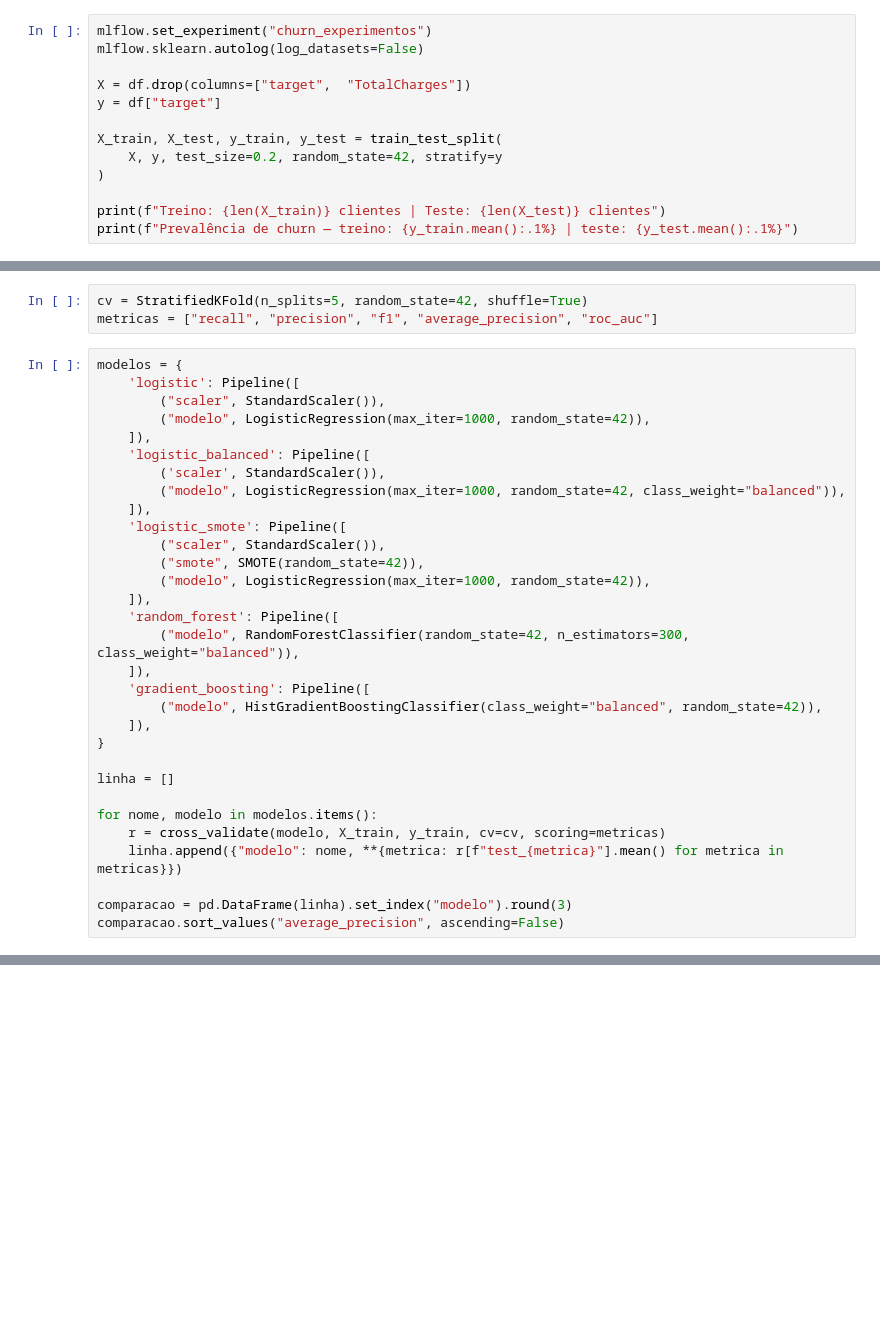
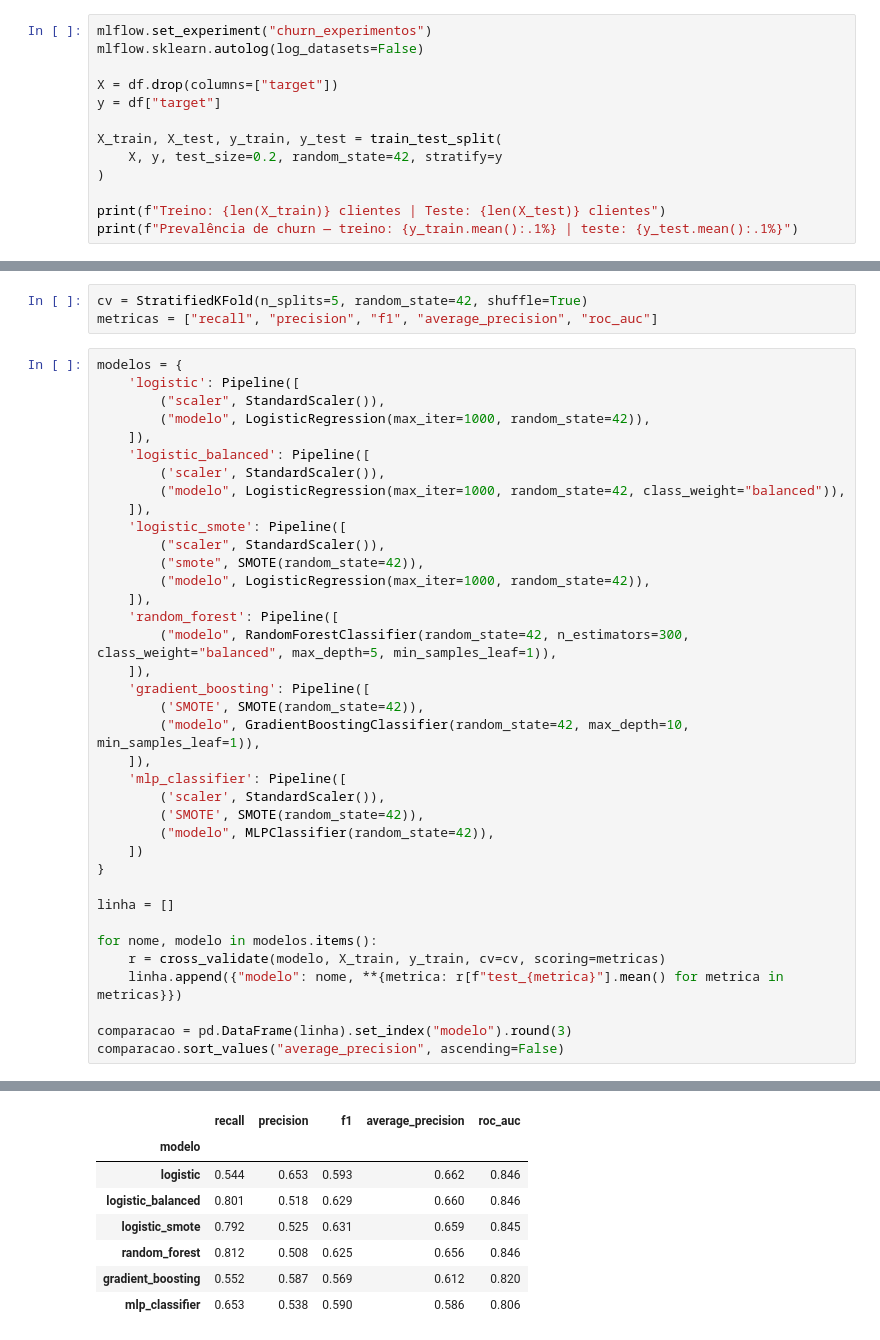
Before and after one commit to EberteSampaio/tech-challenge-customer-churn, a Jupyter notebook: notebooks/03_modeling.ipynb, the cells around one changed output, grey strips where cells are left out. Cells and saved outputs as stored; diff of their text form; blank space fills up the shorter version.

```diff
--- a/notebooks/03_modeling.ipynb
+++ b/notebooks/03_modeling.ipynb
@@ -34,7 +35,7 @@ df.head(10)
 mlflow.set_experiment("churn_experimentos")
 mlflow.sklearn.autolog(log_datasets=False)
 
-X = df.drop(columns=["target",  "TotalCharges"])
+X = df.drop(columns=["target"])
 y = df["target"]
 
 X_train, X_test, y_train, y_test = train_test_split(
@@ -90,11 +91,17 @@ modelos = {
         ("modelo", LogisticRegression(max_iter=1000, random_state=42)),
     ]),
     'random_forest': Pipeline([
-        ("modelo", RandomForestClassifier(random_state=42, n_estimators=300, class_weight="balanced")),
+        ("modelo", RandomForestClassifier(random_state=42, n_estimators=300, class_weight="balanced", max_depth=5, min_samples_leaf=1)),
     ]),
     'gradient_boosting': Pipeline([
-        ("modelo", HistGradientBoostingClassifier(class_weight="balanced", random_state=42)),
+        ('SMOTE', SMOTE(random_state=42)),
+        ("modelo", GradientBoostingClassifier(random_state=42, max_depth=10, min_samples_leaf=1)),
     ]),
+    'mlp_classifier': Pipeline([
+        ('scaler', StandardScaler()),
+        ('SMOTE', SMOTE(random_state=42)),
+        ("modelo", MLPClassifier(random_state=42)),
+    ])
 }
 
 linha = []
@@ -105,3 +112,4 @@ for nome, modelo in modelos.items():
 
 comparacao = pd.DataFrame(linha).set_index("modelo").round(3)
 comparacao.sort_values("average_precision", ascending=False)
+# %% [output]
@@ -107,0 +133,8 @@ comparacao.sort_values("average_precision", ascending=False)
+|  | recall | precision | f1 | average_precision | roc_auc |
+| modelo |  |  |  |  |  |
+| logistic | 0.544 | 0.653 | 0.593 | 0.662 | 0.846 |
+| logistic_balanced | 0.801 | 0.518 | 0.629 | 0.660 | 0.846 |
+| logistic_smote | 0.792 | 0.525 | 0.631 | 0.659 | 0.845 |
+| random_forest | 0.812 | 0.508 | 0.625 | 0.656 | 0.846 |
+| gradient_boosting | 0.552 | 0.587 | 0.569 | 0.612 | 0.820 |
+| mlp_classifier | 0.653 | 0.538 | 0.590 | 0.586 | 0.806 |
```
Also changed, not shown: parts of 12 cells of this notebook, 4 other files.
